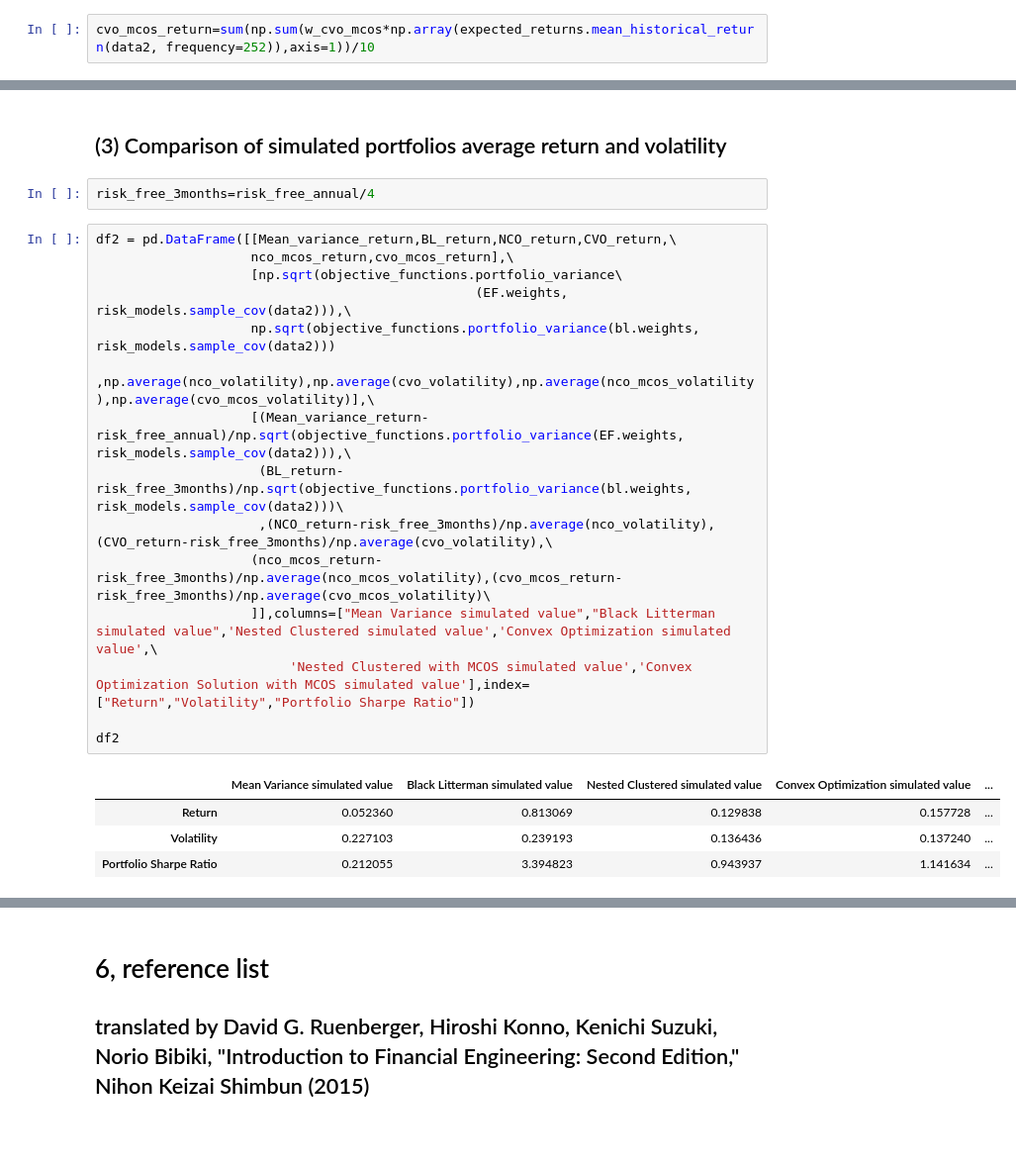
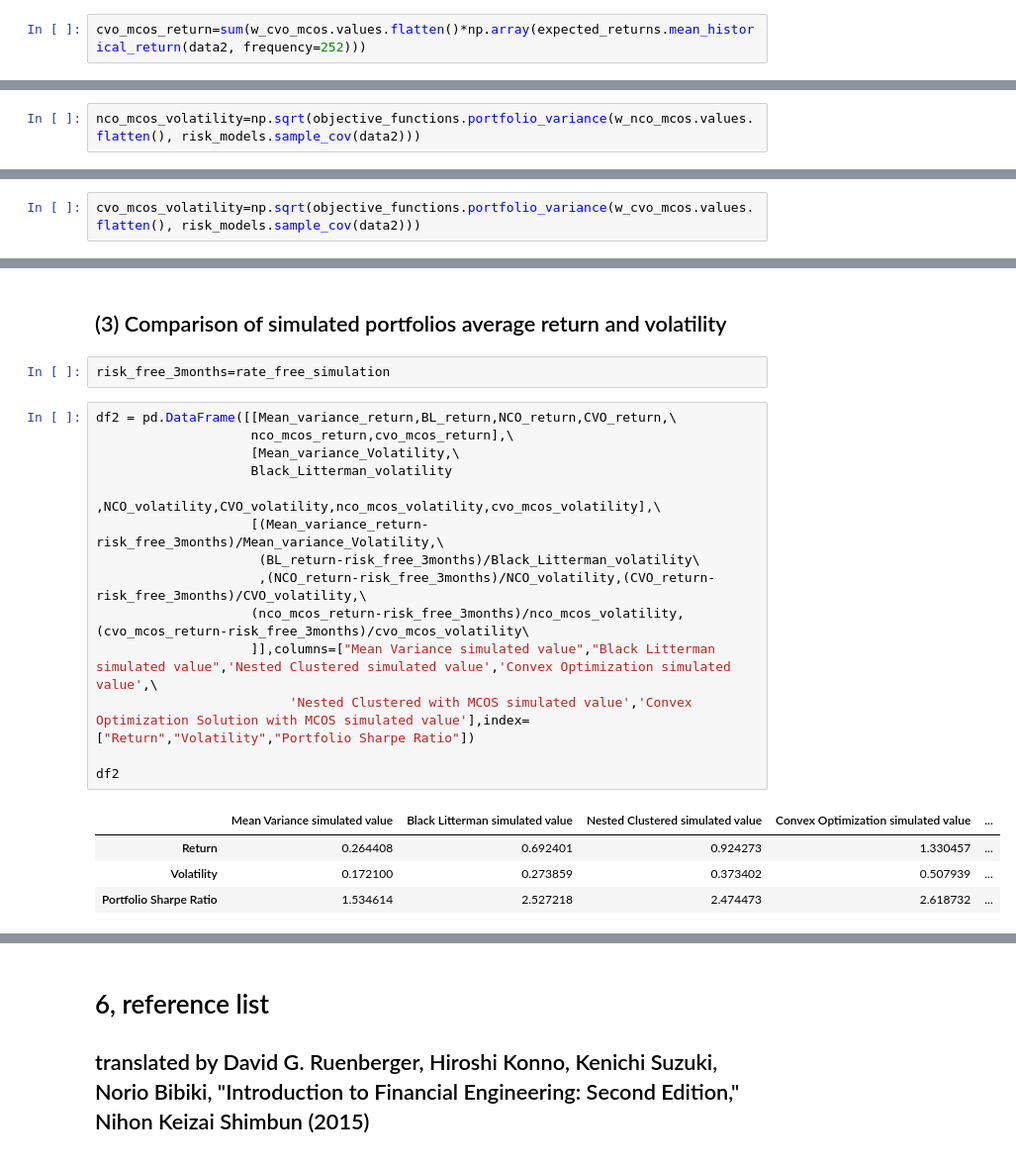
Before and after one commit to lujiaweigood/Black-Litterman-Model-and-Mean-Variance-Model, a Jupyter notebook: Machine-Learning-Optimization-Black-Litterman-and-Mean-Variance-Optimization.ipynb, the cells around one changed output, grey strips where cells are left out. Shown at 99% size. Drawn from its saved outputs; the diff is of its cells as text.

```diff
--- a/Machine-Learning-Optimization-Black-Litterman-and-Mean-Variance-Optimization.ipynb
+++ b/Machine-Learning-Optimization-Black-Litterman-and-Mean-Variance-Optimization.ipynb
@@ -484,5 +396,5 @@ nco_mcos_return
 # %%
-cvo_mcos_return=sum(np.sum(w_cvo_mcos*np.array(expected_returns.mean_historical_return(data2, frequency=252)),axis=1))/10
+cvo_mcos_return=sum(w_cvo_mcos.values.flatten()*np.array(expected_returns.mean_historical_return(data2, frequency=252)))
 # %%
 cvo_mcos_return
 # %% [output]
@@ -498,3 +404,5 @@ nco_mcos_volatility = np.array(values)
+# %%
+nco_mcos_volatility=np.sqrt(objective_functions.portfolio_variance(w_nco_mcos.values.flatten(), risk_models.sample_cov(data2)))
 # %%
 nco_mcos_volatility
 # %% [output]
@@ -513,3 +410,5 @@ cvo_mcos_volatility = np.array(values)
+# %%
+cvo_mcos_volatility=np.sqrt(objective_functions.portfolio_variance(w_cvo_mcos.values.flatten(), risk_models.sample_cov(data2)))
 # %%
 cvo_mcos_volatility
 # %% [output]
@@ -554,25 +436,24 @@ df.T.plot(kind='bar',figsize=(20, 10))
 ## Weights have been newly calculated for the Black Litterman model as maximum return of portfolio compare to other portfolios of optimization.
 # %% [markdown]
 ## (3) Comparison of simulated portfolios average return and volatility
-# %%
-risk_free_3months=risk_free_annual/4
+# %%
+risk_free_3months=rate_free_simulation
 # %%
 df2 = pd.DataFrame([[Mean_variance_return,BL_return,NCO_return,CVO_return,\
                     nco_mcos_return,cvo_mcos_return],\
-                    [np.sqrt(objective_functions.portfolio_variance\
-                                                 (EF.weights, risk_models.sample_cov(data2))),\
-                    np.sqrt(objective_functions.portfolio_variance(bl.weights, risk_models.sample_cov(data2)))
-                    ,np.average(nco_volatility),np.average(cvo_volatility),np.average(nco_mcos_volatility),np.average(cvo_mcos_volatility)],\
-                    [(Mean_variance_return-risk_free_annual)/np.sqrt(objective_functions.portfolio_variance(EF.weights, risk_models.sample_cov(data2))),\
-                     (BL_return-risk_free_3months)/np.sqrt(objective_functions.portfolio_variance(bl.weights, risk_models.sample_cov(data2)))\
-                     ,(NCO_return-risk_free_3months)/np.average(nco_volatility),(CVO_return-risk_free_3months)/np.average(cvo_volatility),\
-                    (nco_mcos_return-risk_free_3months)/np.average(nco_mcos_volatility),(cvo_mcos_return-risk_free_3months)/np.average(cvo_mcos_volatility)\
+                    [Mean_variance_Volatility,\
+                    Black_Litterman_volatility
+                    ,NCO_volatility,CVO_volatility,nco_mcos_volatility,cvo_mcos_volatility],\
+                    [(Mean_variance_return-risk_free_3months)/Mean_variance_Volatility,\
+                     (BL_return-risk_free_3months)/Black_Litterman_volatility\
+                     ,(NCO_return-risk_free_3months)/NCO_volatility,(CVO_return-risk_free_3months)/CVO_volatility,\
+                    (nco_mcos_return-risk_free_3months)/nco_mcos_volatility,(cvo_mcos_return-risk_free_3months)/cvo_mcos_volatility\
                     ]],columns=["Mean Variance simulated value","Black Litterman simulated value",'Nested Clustered simulated value','Convex Optimization simulated value',\
                          'Nested Clustered with MCOS simulated value','Convex Optimization Solution with MCOS simulated value'],index=["Return","Volatility","Portfolio Sharpe Ratio"])
 
 df2
 # %% [output]
 |  | Mean Variance simulated value | Black Litterman simulated value | Nested Clustered simulated value | Convex Optimization simulated value | ... |
-| Return | 0.052360 | 0.813069 | 0.129838 | 0.157728 | ... |
-| Volatility | 0.227103 | 0.239193 | 0.136436 | 0.137240 | ... |
-| Portfolio Sharpe Ratio | 0.212055 | 3.394823 | 0.943937 | 1.141634 | ... |
+| Return | 0.264408 | 0.692401 | 0.924273 | 1.330457 | ... |
+| Volatility | 0.172100 | 0.273859 | 0.373402 | 0.507939 | ... |
+| Portfolio Sharpe Ratio | 1.534614 | 2.527218 | 2.474473 | 2.618732 | ... |
```
Also changed, not shown: parts of 77 cells of this notebook.
